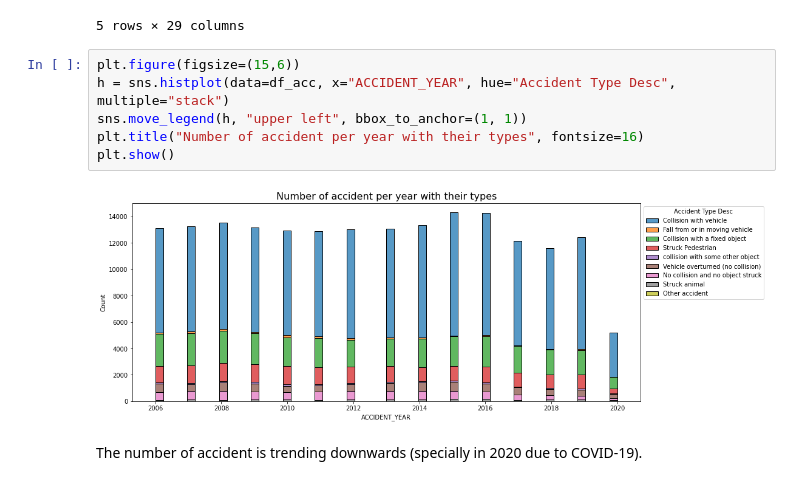
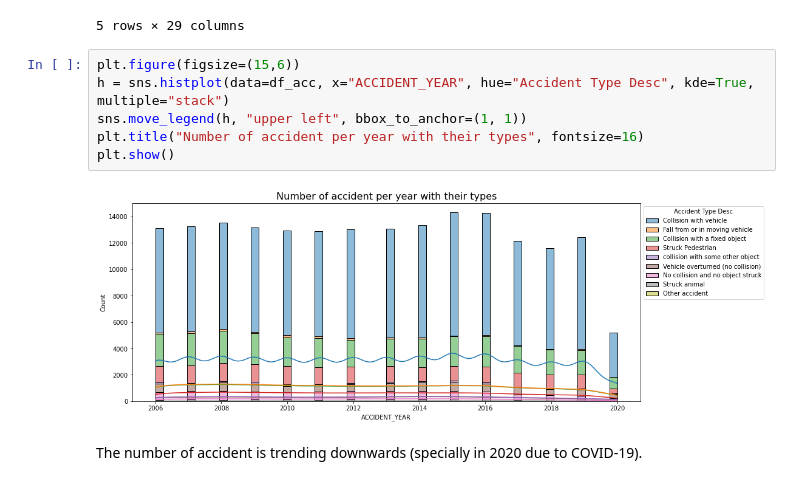
Before and after one commit to lethib/enea_study_case, a Jupyter notebook: data_analysis.ipynb, the cells around one changed output. Drawn from its saved outputs; the diff is of its cells as text.

```diff
--- a/data_analysis.ipynb
+++ b/data_analysis.ipynb
@@ -321,12 +349,12 @@ df_acc.head()
 5 rows × 29 columns
 # %%
 plt.figure(figsize=(15,6))
-h = sns.histplot(data=df_acc, x="ACCIDENT_YEAR", hue="Accident Type Desc", multiple="stack")
+h = sns.histplot(data=df_acc, x="ACCIDENT_YEAR", hue="Accident Type Desc", kde=True, multiple="stack")
 sns.move_legend(h, "upper left", bbox_to_anchor=(1, 1))
 plt.title("Number of accident per year with their types", fontsize=16)
 plt.show()
 # %% [output]
-[figure, old version]
+[figure, new version]
 # %% [markdown]
 The number of accident is trending downwards (specially in 2020 due to COVID-19).
 # %% [markdown]
```
Also changed, not shown: parts of 2 cells of this notebook, 2 other files.
